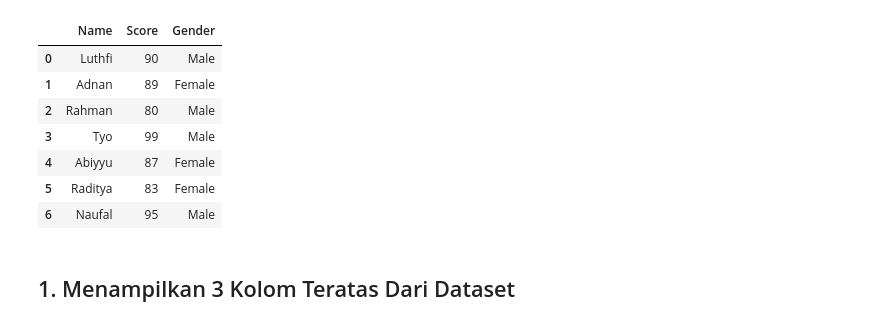
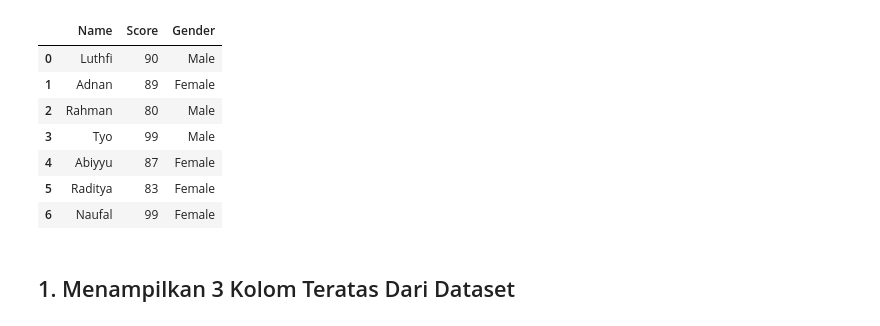
Before and after one commit to Lunanr/Introduction-Pandas-for-Data-Analyst, a Jupyter notebook: 1. Data Analysis Warmup Exercises.ipynb, the cells around one changed output. Drawn from its saved outputs; the diff is of its cells as text; code cells hidden in the pictures.

```diff
--- a/1. Data Analysis Warmup Exercises.ipynb
+++ b/1. Data Analysis Warmup Exercises.ipynb
@@ -3,22 +3,22 @@ import pandas as pd
 # %%
 dict1 = {'Name' : ['Luthfi','Adnan','Rahman','Tyo','Abiyyu','Raditya','Naufal'
                    ],
-         'Score' : [90, 89, 80, 99, 87, 83, 95],
+         'Score' : [90, 89, 80, 99, 87, 83, 99],
          'Gender' : ['Male','Female','Male','Male','Female','Female',
-                    'Male']
+                    'Female']
 
         }
 df1=pd.DataFrame(dict1) #Untuk Membuat DataFrame
 df1
 # %% [output]
 |  | Name | Score | Gender |
 | 0 | Luthfi | 90 | Male |
 | 1 | Adnan | 89 | Female |
 | 2 | Rahman | 80 | Male |
 | 3 | Tyo | 99 | Male |
 | 4 | Abiyyu | 87 | Female |
 | 5 | Raditya | 83 | Female |
-| 6 | Naufal | 95 | Male |
+| 6 | Naufal | 99 | Female |
 # %% [markdown]
 ## 1. Menampilkan 3 Kolom Teratas Dari Dataset
 # %%
```
Also changed, not shown: parts of 33 cells of this notebook.
